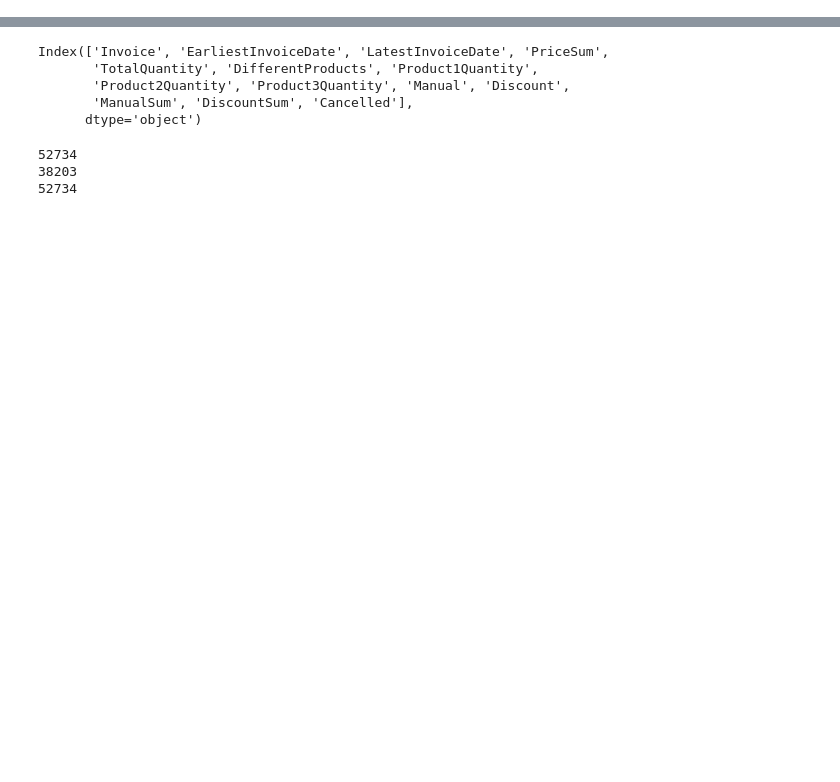
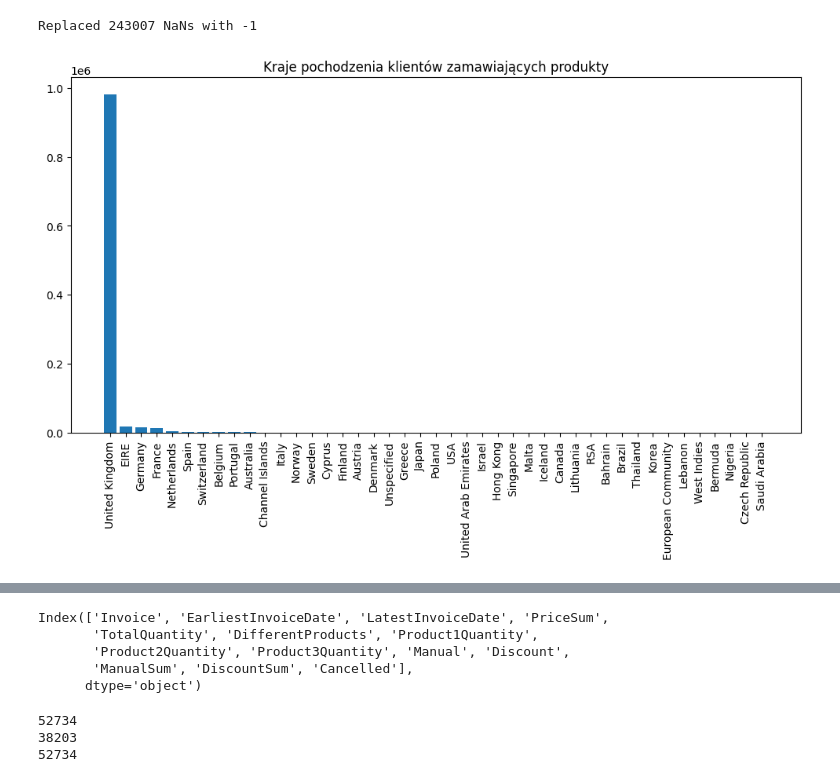
Before and after one commit to AdamGetBackToWork/WhateverBHL, a Jupyter notebook: main.ipynb, the cells around one changed output, grey strips where cells are left out. Saved outputs shown, nothing was run; the diff lists cells and outputs as text; code cells hidden in the pictures; blank space fills up the shorter version.

```diff
--- a/main.ipynb
+++ b/main.ipynb
@@ -93,0 +56,14 @@ Name: StockCode, Length: 5305, dtype: int64
+# %%
+nan_number = data['Customer ID'].isna().value_counts()[True]
+data[data['Customer ID'].isna()]['Customer ID'] = -1
+print(f"Replaced {nan_number} NaNs with -1")
+# %% [output]
+Replaced 243007 NaNs with -1
+# %%
+countries = data['Country'].value_counts().to_dict()
+plt.figure(figsize=(12, 6))
+plt.bar(list(countries.keys()), height=list(countries.values()))
+plt.xticks(*plt.xticks(), rotation=90)
+plt.title("Kraje pochodzenia klientów zamawiających produkty");
+# %% [output]
+[figure, added]
```
Also changed, not shown: parts of 19 cells of this notebook.
